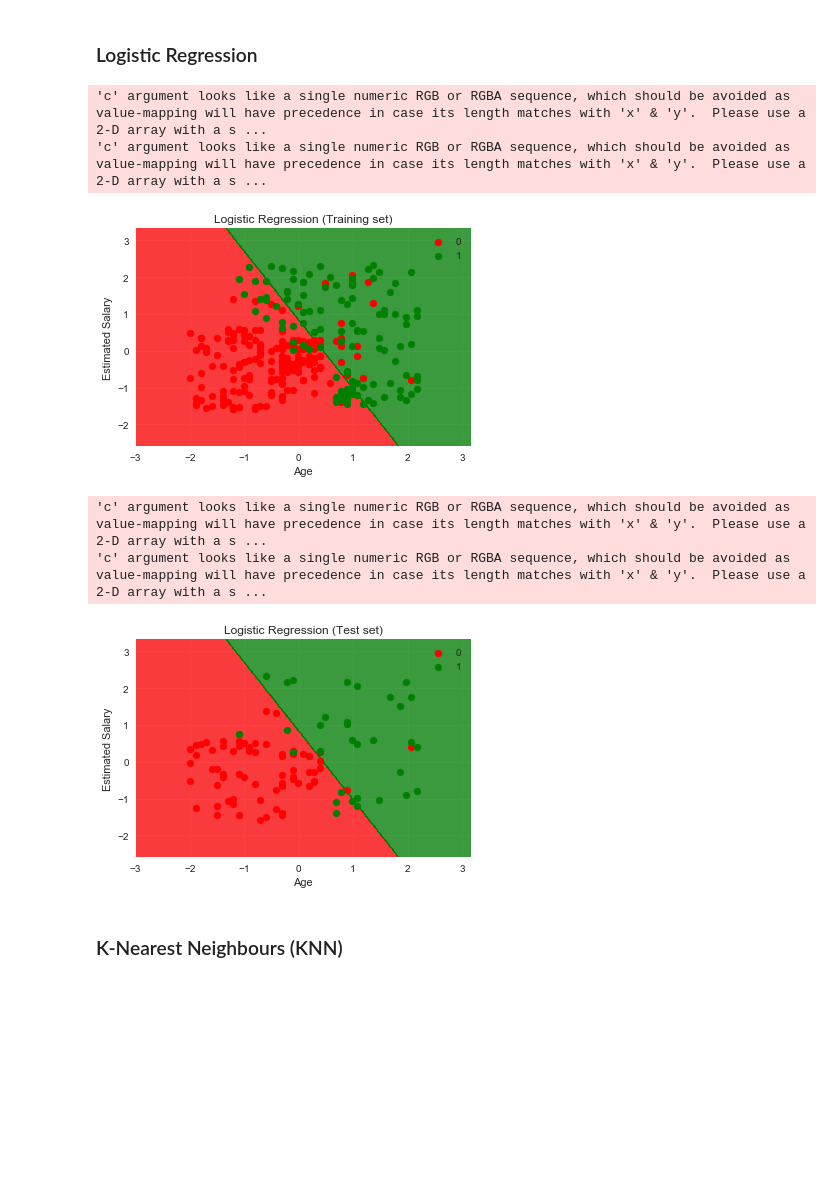
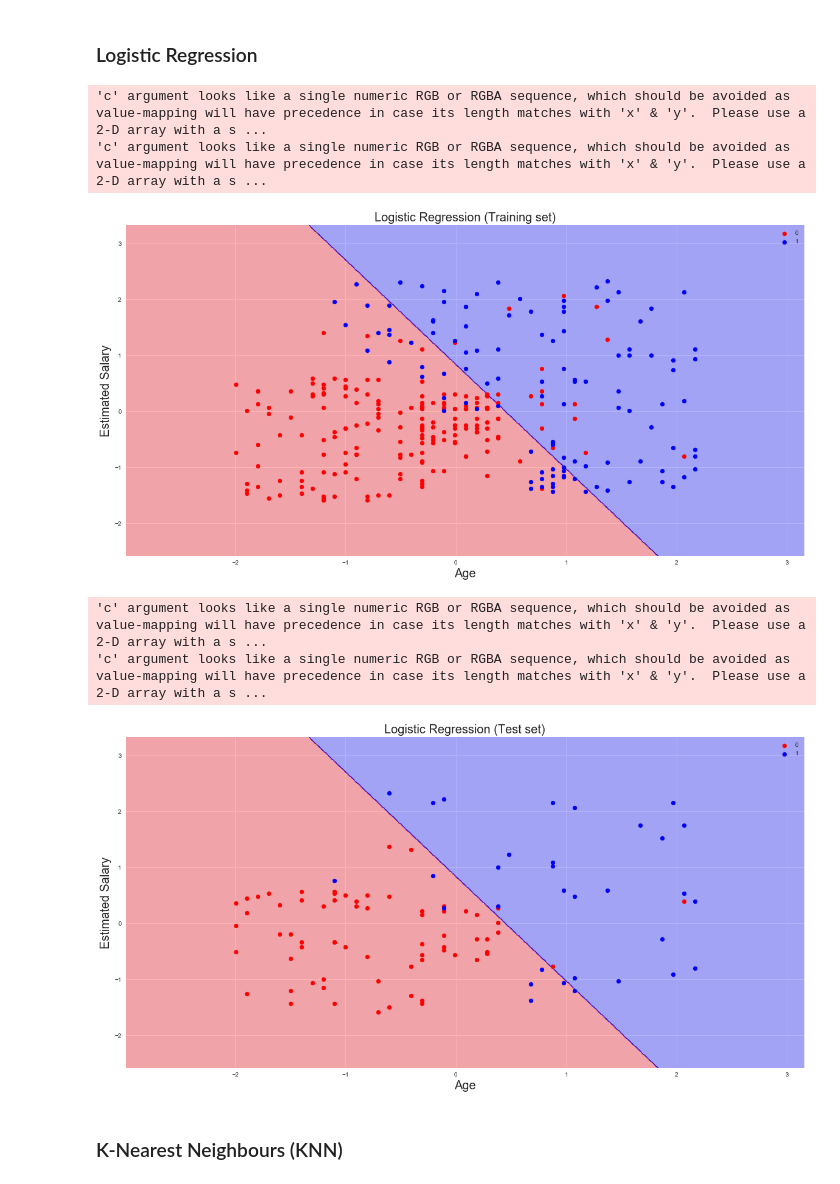
Before and after one commit to fz16336/Machine-Learning, a Jupyter notebook: SupervisedLearning.ipynb, the cells around one changed output. Saved outputs shown, nothing was run; the diff lists cells and outputs as text; code cells hidden in the pictures; blank space fills up the shorter version.

```diff
--- a/SupervisedLearning.ipynb
+++ b/SupervisedLearning.ipynb
@@ -35,12 +63,12 @@ data.head() # use data.head(data.shape[0]) to show all rows
 | 3 | 2.0 | 43525.0 |
 | 4 | 2.2 | 39891.0 |
 # %%
+pylab.rcParams['figure.figsize'] = (20, 10)
+pylab.rcParams['font.size'] = 24
 # Splitting the dataset into the Training set and Test set
-from sklearn.model_selection import train_test_split
 X_train, X_test, y_train, y_test = train_test_split(X, y, test_size = 1/3, random_state = 0)
 
 # Fitting Simple Linear Regression to the Training set
-from sklearn.linear_model import LinearRegression
 regressor = LinearRegression()
 regressor.fit(X_train, y_train)
 
@@ -48,22 +76,21 @@ regressor.fit(X_train, y_train)
 y_pred = regressor.predict(X_test)
 
 # Visualising the Training set results
-plt.style.use('seaborn')
 plt.subplot(2,1,1)
 plt.scatter(X_train, y_train, color = 'red')
 plt.plot(X_train, regressor.predict(X_train), color = 'blue')
-plt.title('Salary vs Experience (Training set)')
-plt.xlabel('Years of Experience')
-plt.ylabel('Salary')
+plt.title('Salary vs Experience (Training set)',fontsize = 20)
+plt.xlabel('Years of Experience',fontsize = 20)
+plt.ylabel('Salary',fontsize = 20)
 plt.show()
 
 # Visualising the Test set results
 plt.subplot(2,1,2)
 plt.scatter(X_test, y_test, color = 'red')
 plt.plot(X_train, regressor.predict(X_train), color = 'blue')
-plt.title('Salary vs Experience (Test set)')
-plt.xlabel('Years of Experience')
-plt.ylabel('Salary')
+plt.title('Salary vs Experience (Test set)', fontsize = 20)
+plt.xlabel('Years of Experience',fontsize = 20)
+plt.ylabel('Salary',fontsize = 20)
 plt.show()
 
 plt.tight_layout()
@@ -143,23 +271,15 @@ array([158862.45265153])
 # %% [markdown]
 ### Logistic Regression
 # %%
-# Importing the dataset
-dataset = pd.read_csv('data/Social_Network_Ads.csv')
-X = dataset.iloc[:, [2, 3]].values
-y = dataset.iloc[:, 4].values
-
 # Splitting the dataset into the Training set and Test set
-from sklearn.model_selection import train_test_split
 X_train, X_test, y_train, y_test = train_test_split(X, y, test_size = 0.25, random_state = 0)
 
 # Feature Scaling
-from sklearn.preprocessing import StandardScaler
 sc = StandardScaler()
 X_train = sc.fit_transform(X_train)
 X_test = sc.transform(X_test)
 
 # Fitting Logistic Regression to the Training set
-from sklearn.linear_model import LogisticRegression
 classifier = LogisticRegression(random_state = 0)
 classifier.fit(X_train, y_train)
 
@@ -167,51 +287,48 @@ classifier.fit(X_train, y_train)
 y_pred = classifier.predict(X_test)
 
 # Making the Confusion Matrix
-from sklearn.metrics import confusion_matrix
 cm = confusion_matrix(y_test, y_pred)
 
 # Visualising the Training set results
-from matplotlib.colors import ListedColormap
 X_set, y_set = X_train, y_train
 X1, X2 = np.meshgrid(np.arange(start = X_set[:, 0].min() - 1, stop = X_set[:, 0].max() + 1, step = 0.01),
                      np.arange(start = X_set[:, 1].min() - 1, stop = X_set[:, 1].max() + 1, step = 0.01))
 plt.contourf(X1, X2, classifier.predict(np.array([X1.ravel(), X2.ravel()]).T).reshape(X1.shape),
-             alpha = 0.75, cmap = ListedColormap(('red', 'green')))
+             alpha = 0.3, cmap = ListedColormap(('red', 'blue')))
 plt.xlim(X1.min(), X1.max())
 plt.ylim(X2.min(), X2.max())
 for i, j in enumerate(np.unique(y_set)):
     plt.scatter(X_set[y_set == j, 0], X_set[y_set == j, 1],
-                c = ListedColormap(('red', 'green'))(i), label = j)
-plt.title('Logistic Regression (Training set)')
-plt.xlabel('Age')
-plt.ylabel('Estimated Salary')
+                c = ListedColormap(('red', 'blue'))(i), label = j)
+plt.title('Logistic Regression (Training set)',fontsize = 20)
+plt.xlabel('Age',fontsize = 20)
+plt.ylabel('Estimated Salary',fontsize = 20)
 plt.legend()
 plt.show()
 
 # Visualising the Test set results
-from matplotlib.colors import ListedColormap
 X_set, y_set = X_test, y_test
 X1, X2 = np.meshgrid(np.arange(start = X_set[:, 0].min() - 1, stop = X_set[:, 0].max() + 1, step = 0.01),
                      np.arange(start = X_set[:, 1].min() - 1, stop = X_set[:, 1].max() + 1, step = 0.01))
 plt.contourf(X1, X2, classifier.predict(np.array([X1.ravel(), X2.ravel()]).T).reshape(X1.shape),
-             alpha = 0.75, cmap = ListedColormap(('red', 'green')))
+             alpha = 0.3, cmap = ListedColormap(('red', 'blue')))
 plt.xlim(X1.min(), X1.max())
 plt.ylim(X2.min(), X2.max())
 for i, j in enumerate(np.unique(y_set)):
     plt.scatter(X_set[y_set == j, 0], X_set[y_set == j, 1],
-                c = ListedColormap(('red', 'green'))(i), label = j)
-plt.title('Logistic Regression (Test set)')
-plt.xlabel('Age')
-plt.ylabel('Estimated Salary')
+                c = ListedColormap(('red', 'blue'))(i), label = j)
+plt.title('Logistic Regression (Test set)',fontsize = 20)
+plt.xlabel('Age',fontsize = 20)
+plt.ylabel('Estimated Salary',fontsize = 20)
 plt.legend()
 plt.show()
 # %% [output]
 'c' argument looks like a single numeric RGB or RGBA sequence, which should be avoided as value-mapping will have precedence in case its length matches with 'x' & 'y'.  Please use a 2-D array with a s ...
 'c' argument looks like a single numeric RGB or RGBA sequence, which should be avoided as value-mapping will have precedence in case its length matches with 'x' & 'y'.  Please use a 2-D array with a s ...
-[figure, old version]
+[figure, new version]
 'c' argument looks like a single numeric RGB or RGBA sequence, which should be avoided as value-mapping will have precedence in case its length matches with 'x' & 'y'.  Please use a 2-D array with a s ...
 'c' argument looks like a single numeric RGB or RGBA sequence, which should be avoided as value-mapping will have precedence in case its length matches with 'x' & 'y'.  Please use a 2-D array with a s ...
-[figure, old version]
+[figure, new version]
 # %% [markdown]
 ### K-Nearest Neighbours (KNN)
 # %%
```
Also changed, not shown: parts of 30 cells of this notebook.
